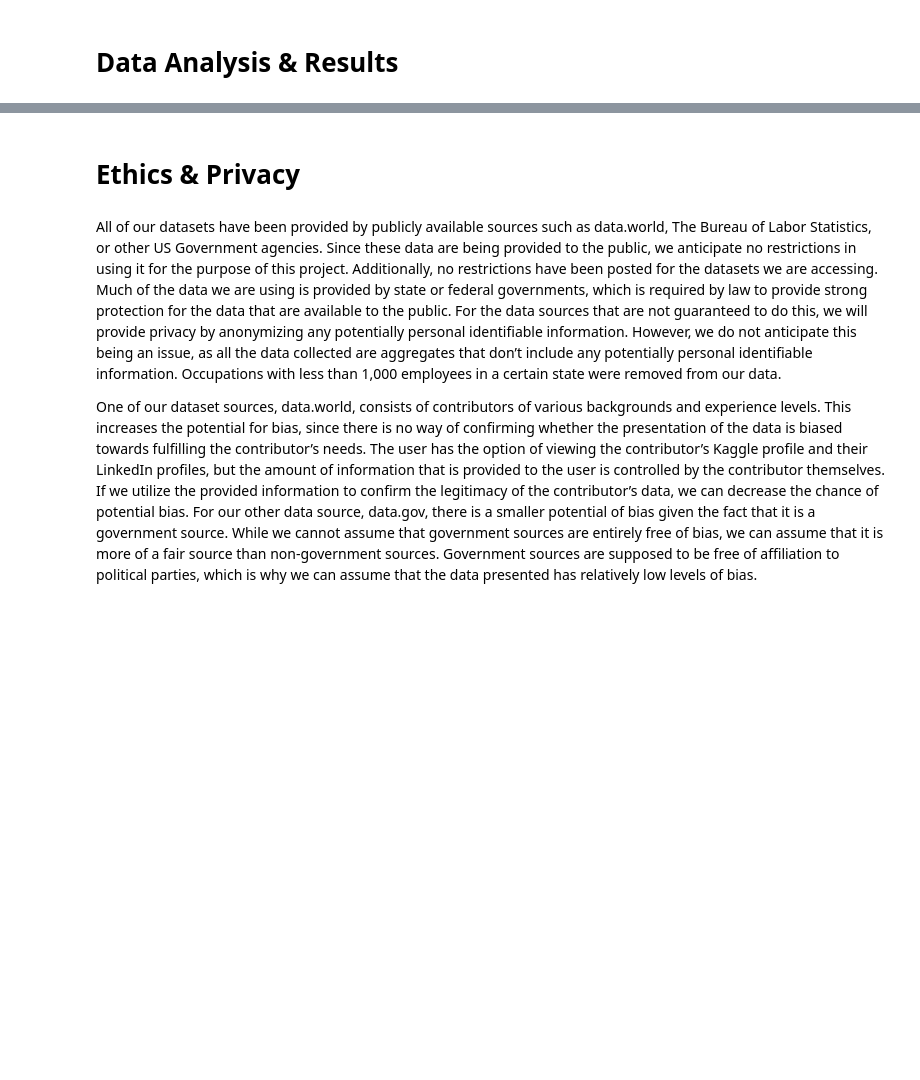
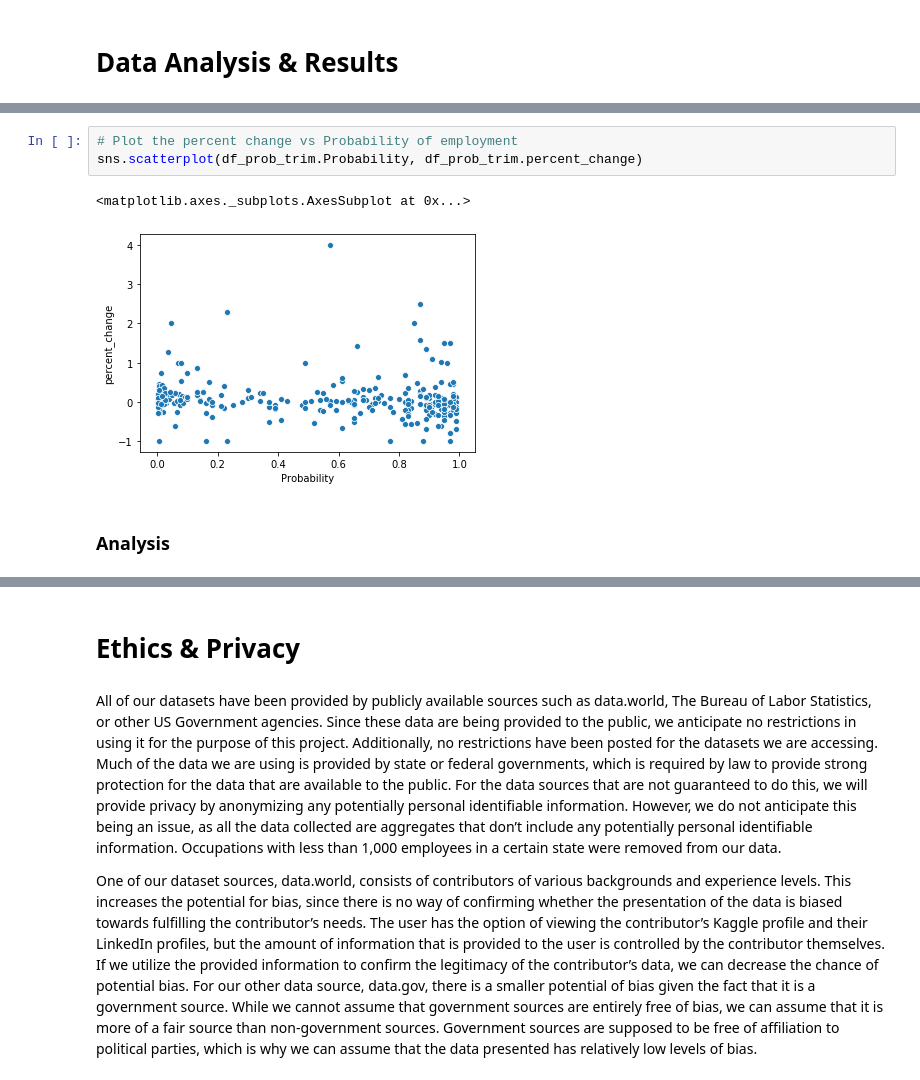
Before and after one commit to COGS108/group11_sp20, a Jupyter notebook: FinalProject_group11.ipynb, the cells around one changed output, grey strips where cells are left out. Cells and saved outputs as stored; diff of their text form; blank space fills up the shorter version.

```diff
--- a/FinalProject_group11.ipynb
+++ b/FinalProject_group11.ipynb
@@ -116,0 +279,8 @@ Include cells that describe the steps in your data analysis.
+# %%
+# Plot the percent change vs Probability of employment
+sns.scatterplot(df_prob_trim.Probability, df_prob_trim.percent_change)
+# %% [output]
+<matplotlib.axes._subplots.AxesSubplot at 0x...>
+[figure, added]
+# %% [markdown]
+### Analysis
```
Also changed, not shown: parts of 42 cells of this notebook.
